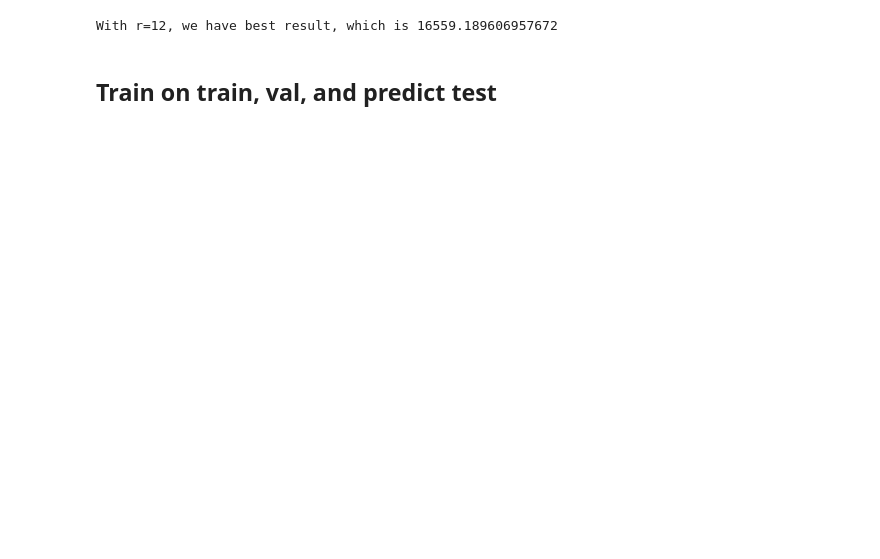
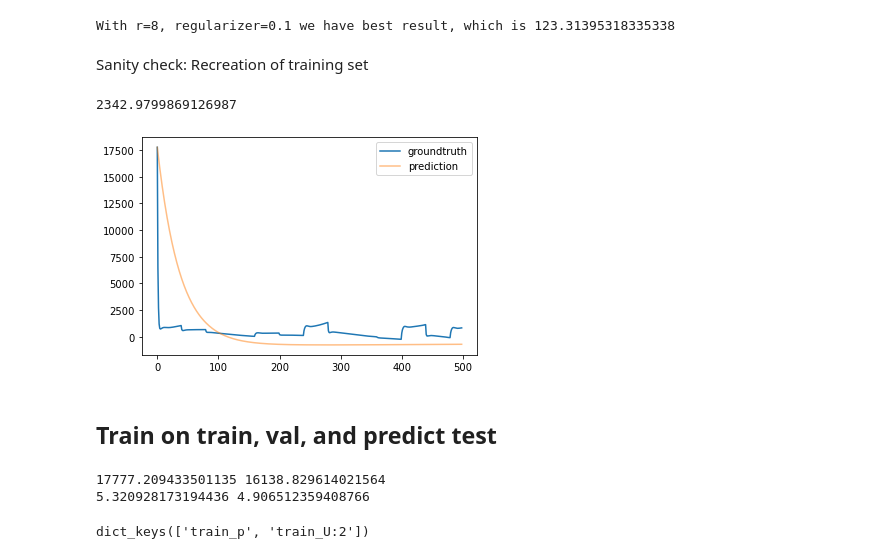
Before and after one commit to minhtriet/hydrogen_emb, a Jupyter notebook: opinf.ipynb, the cells around one changed output. Saved outputs shown, nothing was run; the diff lists cells and outputs as text; code cells hidden in the pictures; blank space fills up the shorter version.

```diff
--- a/opinf.ipynb
+++ b/opinf.ipynb
@@ -55,17 +182,53 @@ def prepare_data_and_train(data_to_train, r):
+# %%
+def post_process(prediction, mean, std):
+    scaled_predicted_p = unstack_data(prediction, 'p', chosen_columns)
+    predicted_p = (scaled_predicted_p * std) + mean
+    return predicted_p
 # %%
 from tqdm.notebook import tqdm
+import warnings
+from scipy.integrate import IntegrationWarning
 
-best_basis, best_basis_val = 0, float('inf')
-for r in tqdm(range(1,32)):
-    rom = prepare_data_and_train(train_data, r)
-    prediction = rom.predict(train_data[:,-1], np.arange(0.0499, 0.0597, 1e-4))   # predict from the last column of train data
-    tmp = mse(prediction, val_data, squared=False)
-    if tmp < best_basis_val:
-        best_basis_val = tmp
-        best_basis = r
+best_basis, best_basis_val, best_reg = 0, float('inf'), 0
+for r in tqdm(range(3,16)):      # optimizing for the number of pod_basis
+    for regularizer in [1e-3, 1e-2, 1e-1, 1, 10, 100, 1000]:
+        rom = prepare_data_and_train(train_data, r, regularizer)
+        with warnings.catch_warnings():
+            warnings.filterwarnings('error')
+            try:
+                prediction = rom.predict(train_data[:,-1], np.arange(0.0499, 0.0597, 1e-4))   # predict from the last column of train data
+            except IntegrationWarning:
+                print(f'With r={r}, integration error happens')
+                break  # do not look at other regularizer value
+        # prediction is for multiple variable in chosen_colums. We only care about `p`.
+        # Therefore we are going to extract p from it
+        predicted_p = post_process(prediction, means['train_p'], stds['train_p'])
+        tmp = mse(predicted_p , tables['val_p'], squared=False)
+        if tmp < best_basis_val:
+            best_basis_val = tmp
+            best_basis = r
+            best_reg = regularizer
 # %%
-print(f"With r={best_basis}, we have best result, which is {best_basis_val}")
+print(f"With r={best_basis}, regularizer={best_reg} we have best result, which is {best_basis_val}")
+# r=12, 202.04679851561505   123.31395318335338
 # %% [output]
-With r=12, we have best result, which is 16559.189606957672
+With r=8, regularizer=0.1 we have best result, which is 123.31395318335338
+# %% [markdown]
+Sanity check: Recreation of training set
+# %%
+sanity_check = rom.predict(train_data[:,0], np.arange(0, 0.0499, 1e-4))
+sanity_check = post_process(sanity_check, means['train_p'], stds['train_p'])
+mse(sanity_check , tables['train_p'], squared=False)
+# %% [output]
+2342.9799869126987
+# %%
+def plot_pred(groundtruth, prediction):
+    plt.plot(range(groundtruth.shape[1]), groundtruth.mean(0))
+    plt.plot(range(groundtruth.shape[1]), prediction.mean(0), alpha=0.5)
+    plt.legend(["groundtruth", "prediction"])
+# %%
+plot_pred(tables['train_p'], sanity_check)
+# %% [output]
+[figure, added]
 # %% [markdown]
 ## Train on train, val, and predict test
@@ -74,0 +241,13 @@ rom = prepare_data_and_train(to_train, best_basis)
+# %%
+# normalize each features
+normed_data, means, stds = {}, {}, {}
+for key in train_data_dict:
+    if key.startswith('train'):
+        normed_data[key], means[key], stds[key] = normalize(train_data_dict[key])
+# %% [output]
+17777.209433501135 16138.829614021564
+5.320928173194436 4.906512359408766
+# %%
+normed_data.keys()
+# %% [output]
+dict_keys(['train_p', 'train_U:2'])
```
Also changed, not shown: parts of 47 cells of this notebook.
